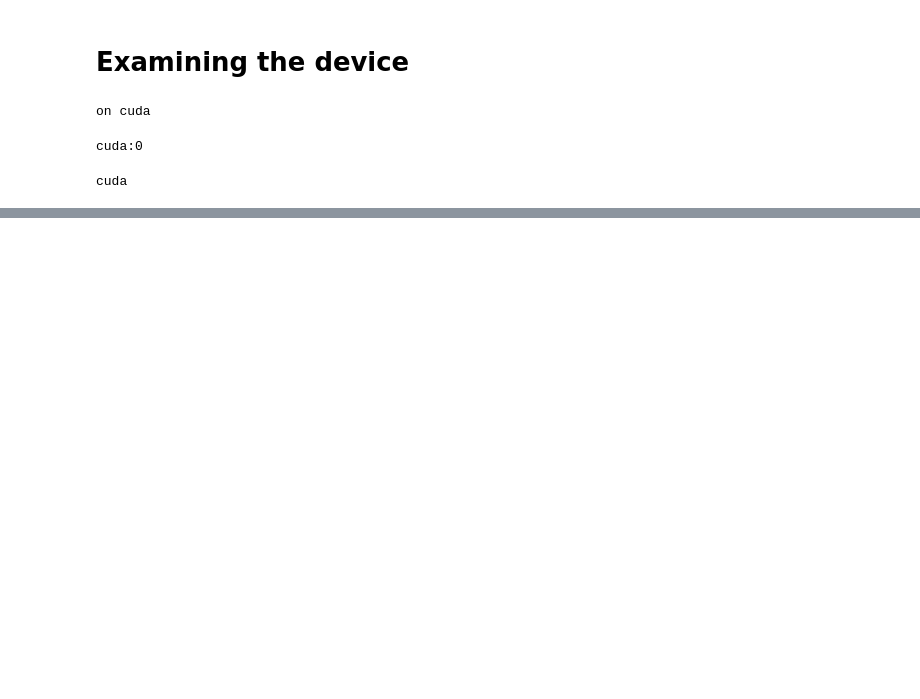
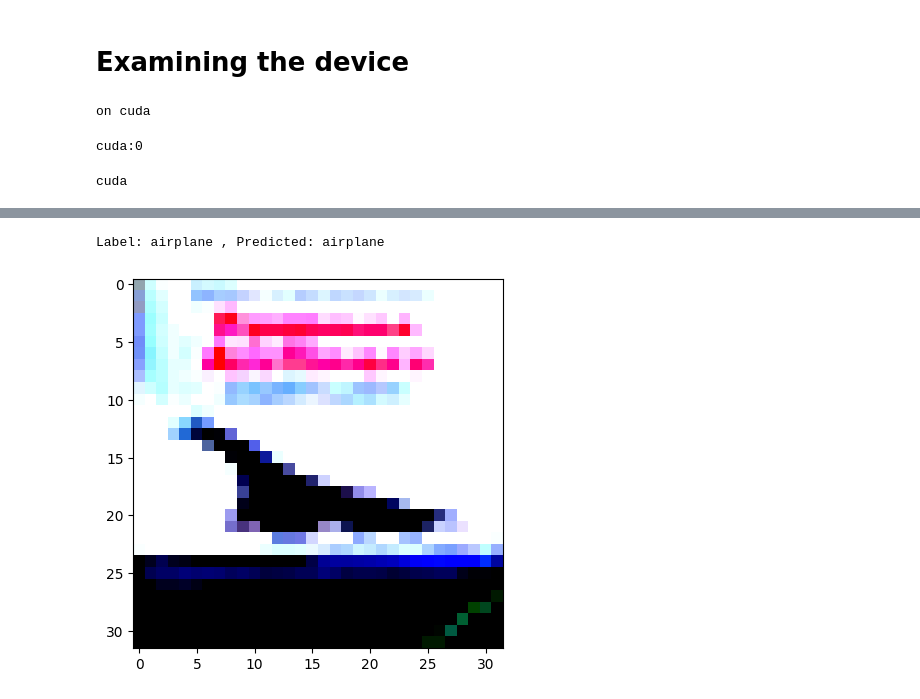
Before and after one commit to loveplay1983/zero-to-gan-practice-xuan, a Jupyter notebook: 05b-cifar10-resnet/05-optimization-practice.ipynb, the cells around one changed output, grey strips where cells are left out. Drawn from its saved outputs; the diff is of its cells as text; code cells hidden in the pictures; blank space fills up the shorter version.

```diff
--- a/05b-cifar10-resnet/05-optimization-practice.ipynb
+++ b/05b-cifar10-resnet/05-optimization-practice.ipynb
@@ -512,0 +422,14 @@ plot_losses(history)
+# %%
+def predict_img(img, model):
+    xb = to_device(img.unsqueeze(0), device)
+    yb = model(xb)
+    _, preds = torch.max(yb, dim=1)
+    # return target label by the index of prediction
+    return train_ds.classes[preds[0].item()]
+# %%
+img, label = val_ds[0]
+plt.imshow(img.permute(1, 2, 0).clamp(0, 1))
+print('Label:', train_ds.classes[label], ', Predicted:', predict_img(img, model))
+# %% [output]
+Label: airplane , Predicted: airplane
+[figure, added]
```
Also changed, not shown: parts of 12 cells of this notebook, 4 other files.
